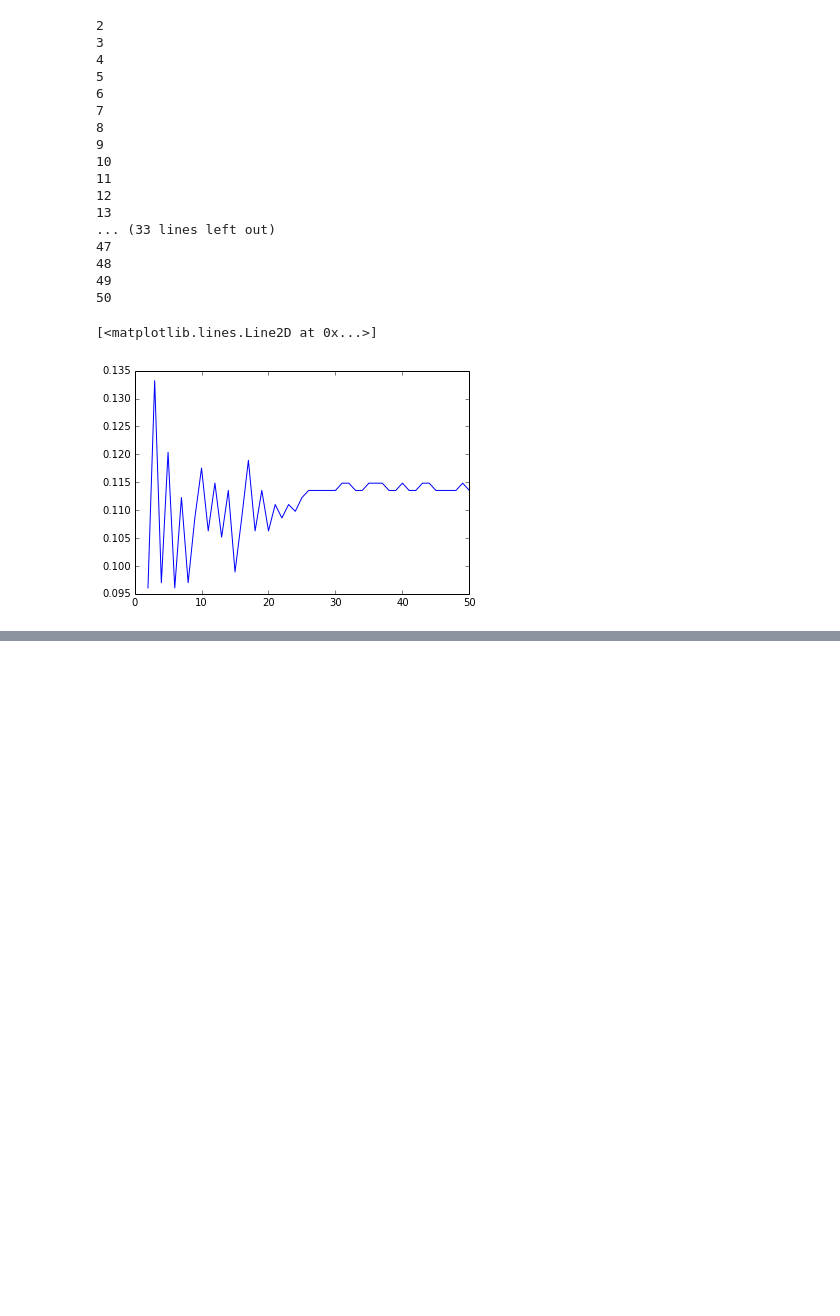
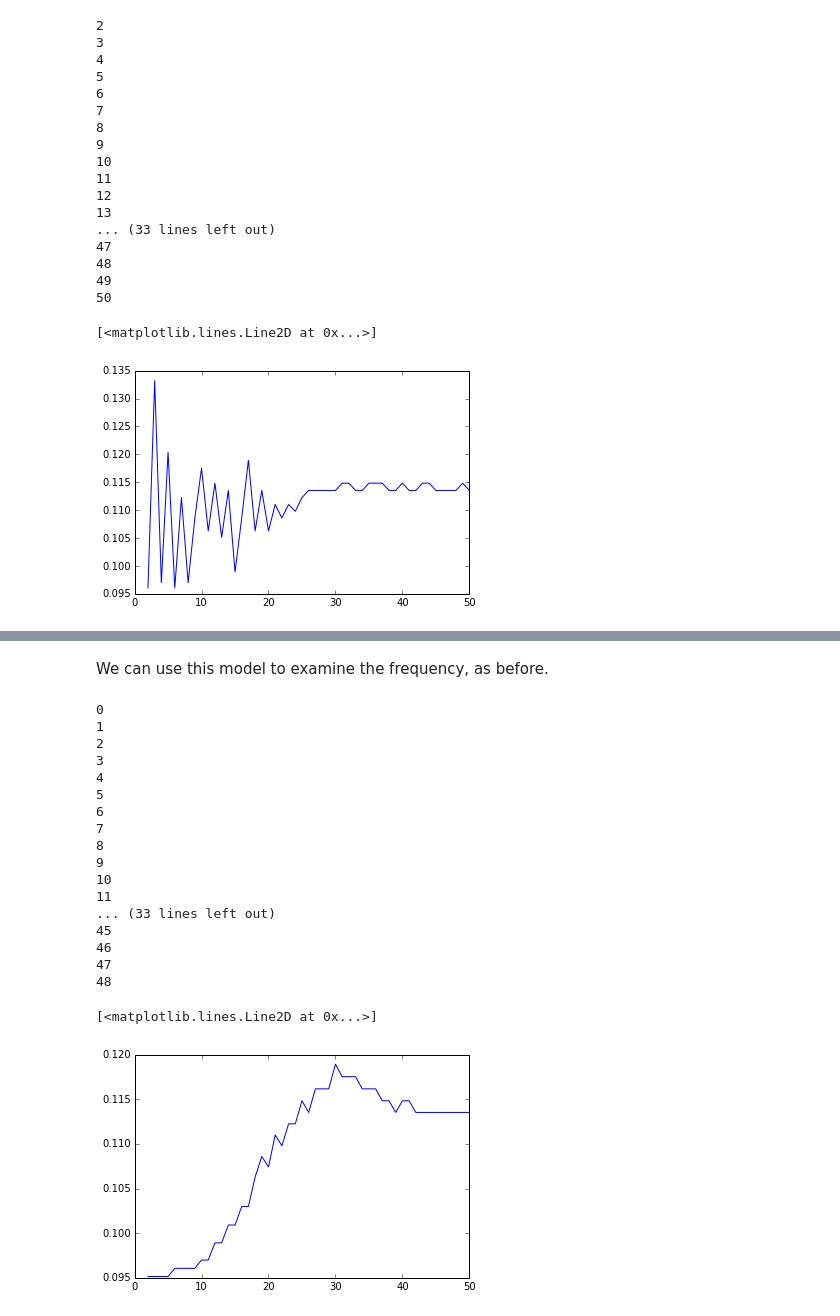
Before and after one commit to aaronshifman/modeling_final, a Jupyter notebook: ipynb/python model - isolated.ipynb, the cells around one changed output, grey strips where cells are left out. Saved outputs shown, nothing was run; the diff lists cells and outputs as text; code cells hidden in the pictures; blank space fills up the shorter version.

```diff
--- a/ipynb/python model - isolated.ipynb
+++ b/ipynb/python model - isolated.ipynb
@@ -459,0 +563,60 @@ plt.plot(nrns,freqs)
+# %% [markdown]
+We can use this model to examine the frequency, as before.
+# %%
+#frequency for changing nu
+
+gamma = 0
+n_max = 50
+
+VS = np.zeros((len(times),n_max-1))
+nrns = np.zeros(n_max-1)
+
+#import progressbar
+#from time import sleep
+#bar = progressbar.ProgressBar(maxval=n_max-1, widgets=[progressbar.Bar('=', '[', ']'), ' ', progressbar.Percentage()])
+
+#bar.start()
+for i in np.arange(n_max-1):
+    n_nrn = i+2
+    #bar.update(i+1)
+    nrns[i] = n_nrn
+    p = [alpha, beta, c, 0.5]
+    w = np.zeros(n_nrn*3)
+
+    #################################
+    # just declare initial nus here #
+    # for nu i, index i+2n_nrns     #
+    #################################
+
+    #5 for now
+    w[2*n_nrn+1] = 0.75
+
+    wsol = odeint(derr_func_coup_bulk,w, times, args=(p,),atol=abserr, rtol=relerr)
+    VS[:,i] = wsol[:,0]
+    print i
+#bar.finish()
+
+freqs = np.zeros(n_max-1)
+for ix in np.arange(n_max-1):
+    freqs[ix] = calc_freq(times,VS[:,ix])
+plt.plot(nrns,freqs)
+# %% [output]
+0
+1
+2
+3
+4
+5
+6
+7
+8
+9
+10
+11
+... (33 lines left out)
+45
+46
+47
+48
+[<matplotlib.lines.Line2D at 0x...>]
+[figure, added]
```
Also changed, not shown: parts of 8 cells of this notebook.
